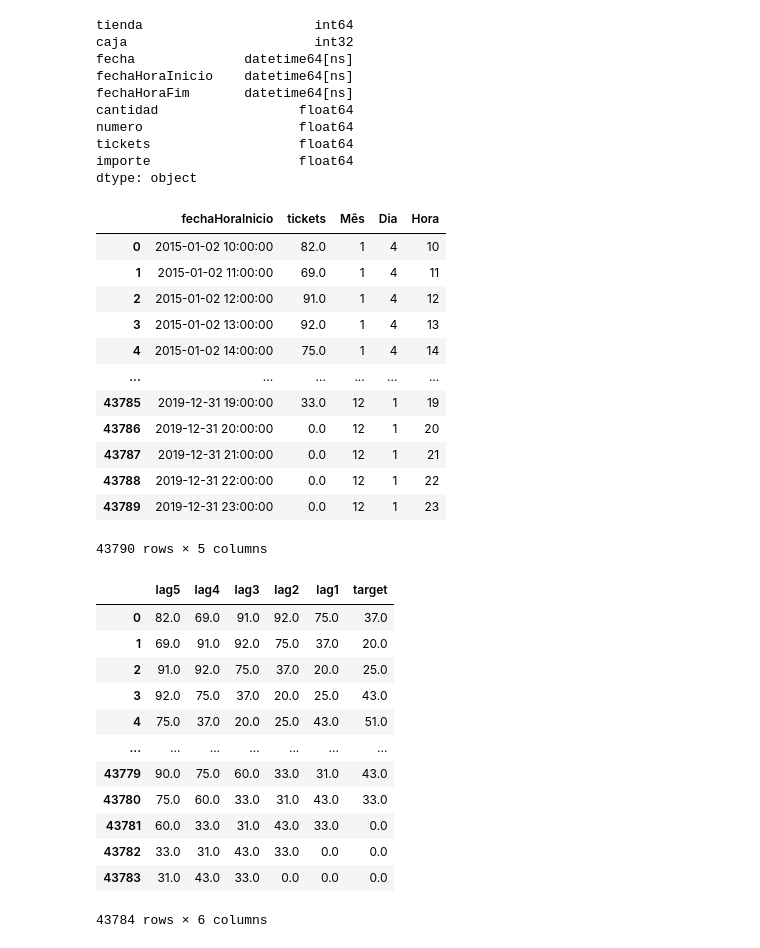
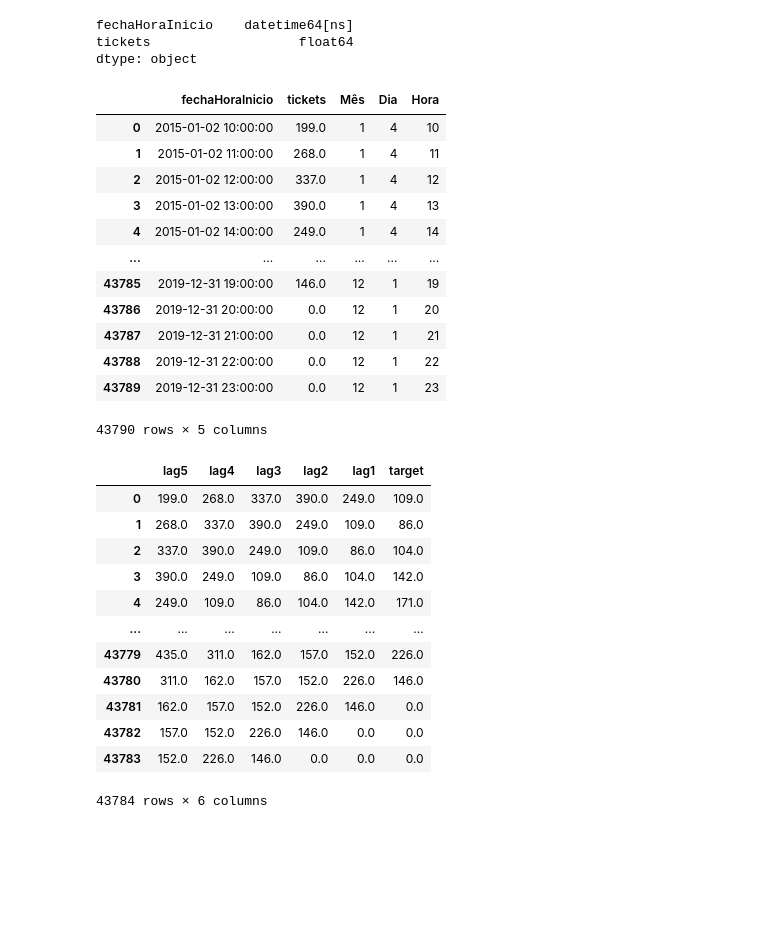
Before and after one commit to josemoreiraUA/SISQUAL-data-and-methods, a Jupyter notebook: Experiments/Models_Sisqual.ipynb, the cells around one changed output. Cells and saved outputs as stored; diff of their text form; code cells hidden in the pictures; blank space fills up the shorter version.

```diff
--- a/Experiments/Models_Sisqual.ipynb
+++ b/Experiments/Models_Sisqual.ipynb
@@ -20,6 +28,6 @@ con,cursor=connect_sqlserver()
 # %%
-query='SELECT*FROM [sisqualFORECASTDATA].[Martim].[ForecastData] Where tienda=37 AND caja=7'
-data = pd.read_sql(query, con)
+query='SELECT*FROM [sisqualFORECASTDATA].[Martim].[ForecastData] Where tienda=?;'
+data=pd.read_sql(query,con,params=[37])
 data['fechaHoraInicio']=pd.to_datetime(data['fechaHoraInicio'])
 data['fechaHoraFim']=pd.to_datetime(data['fechaHoraFim'])
 data['fecha']=pd.to_datetime(data['fecha'])
@@ -28,6 +36,6 @@ data['numero']=data['numero'].astype(float)
 data['tickets']=data['tickets'].astype(float)
 data['importe']=data['importe'].astype(float)
 data['caja']=data['caja'].astype(int)
-data.head(5)
+data.where(data['tickets']<0,0)
 # %% [output]
 |  | tienda | caja | fecha | fechaHoraInicio | fechaHoraFim | cantidad | numero | tickets | importe |
@@ -39,34 +54,33 @@ data.head(5)
+# %%
+caixas=data['caja'].unique()
+df=[]
+for i in range(len(caixas)):
+    df_=data.loc[data['caja']==caixas[i]]
+    df.append(pd.DataFrame(df_.resample('H', on='fechaHoraInicio').tickets.sum()))
+    df[i].reset_index(inplace=True)
+forecast_data=pd.concat(df).groupby(['fechaHoraInicio']).sum().reset_index()
 # %%
-print(data.dtypes)
+print(forecast_data.dtypes)
 # %% [output]
-tienda                      int64
-caja                        int32
-fecha              datetime64[ns]
 fechaHoraInicio    datetime64[ns]
-fechaHoraFim       datetime64[ns]
-cantidad                  float64
-numero                    float64
 tickets                   float64
-importe                   float64
 dtype: object
 # %%
-forecast_data=pd.DataFrame(data.resample('H', on='fechaHoraInicio').tickets.sum())
-forecast_data.reset_index(inplace=True)
 forecast_data['Mês']=forecast_data['fechaHoraInicio'].apply(lambda x: x.month)
 forecast_data['Dia']=forecast_data['fechaHoraInicio'].apply(lambda x: x.weekday())
 forecast_data['Hora']=forecast_data['fechaHoraInicio'].apply(lambda x: x.hour)
 inicio_2020=datetime.datetime(2020, 1, 1)
 forecast_data=forecast_data[forecast_data['fechaHoraInicio']<inicio_2020]
 forecast_data
 # %% [output]
 |  | fechaHoraInicio | tickets | Mês | Dia | Hora |
-| 0 | 2015-01-02 10:00:00 | 82.0 | 1 | 4 | 10 |
-| 1 | 2015-01-02 11:00:00 | 69.0 | 1 | 4 | 11 |
-| 2 | 2015-01-02 12:00:00 | 91.0 | 1 | 4 | 12 |
-| 3 | 2015-01-02 13:00:00 | 92.0 | 1 | 4 | 13 |
-| 4 | 2015-01-02 14:00:00 | 75.0 | 1 | 4 | 14 |
+| 0 | 2015-01-02 10:00:00 | 199.0 | 1 | 4 | 10 |
+| 1 | 2015-01-02 11:00:00 | 268.0 | 1 | 4 | 11 |
+| 2 | 2015-01-02 12:00:00 | 337.0 | 1 | 4 | 12 |
+| 3 | 2015-01-02 13:00:00 | 390.0 | 1 | 4 | 13 |
+| 4 | 2015-01-02 14:00:00 | 249.0 | 1 | 4 | 14 |
 | ... | ... | ... | ... | ... | ... |
-| 43785 | 2019-12-31 19:00:00 | 33.0 | 12 | 1 | 19 |
+| 43785 | 2019-12-31 19:00:00 | 146.0 | 12 | 1 | 19 |
 | 43786 | 2019-12-31 20:00:00 | 0.0 | 12 | 1 | 20 |
 | 43787 | 2019-12-31 21:00:00 | 0.0 | 12 | 1 | 21 |
 | 43788 | 2019-12-31 22:00:00 | 0.0 | 12 | 1 | 22 |
@@ -95,17 +109,17 @@ df=df.rename(columns={'lag0':'target'})
 df
 # %% [output]
 |  | lag5 | lag4 | lag3 | lag2 | lag1 | target |
-| 0 | 82.0 | 69.0 | 91.0 | 92.0 | 75.0 | 37.0 |
-| 1 | 69.0 | 91.0 | 92.0 | 75.0 | 37.0 | 20.0 |
-| 2 | 91.0 | 92.0 | 75.0 | 37.0 | 20.0 | 25.0 |
-| 3 | 92.0 | 75.0 | 37.0 | 20.0 | 25.0 | 43.0 |
-| 4 | 75.0 | 37.0 | 20.0 | 25.0 | 43.0 | 51.0 |
+| 0 | 199.0 | 268.0 | 337.0 | 390.0 | 249.0 | 109.0 |
+| 1 | 268.0 | 337.0 | 390.0 | 249.0 | 109.0 | 86.0 |
+| 2 | 337.0 | 390.0 | 249.0 | 109.0 | 86.0 | 104.0 |
+| 3 | 390.0 | 249.0 | 109.0 | 86.0 | 104.0 | 142.0 |
+| 4 | 249.0 | 109.0 | 86.0 | 104.0 | 142.0 | 171.0 |
 | ... | ... | ... | ... | ... | ... | ... |
-| 43779 | 90.0 | 75.0 | 60.0 | 33.0 | 31.0 | 43.0 |
-| 43780 | 75.0 | 60.0 | 33.0 | 31.0 | 43.0 | 33.0 |
-| 43781 | 60.0 | 33.0 | 31.0 | 43.0 | 33.0 | 0.0 |
-| 43782 | 33.0 | 31.0 | 43.0 | 33.0 | 0.0 | 0.0 |
-| 43783 | 31.0 | 43.0 | 33.0 | 0.0 | 0.0 | 0.0 |
+| 43779 | 435.0 | 311.0 | 162.0 | 157.0 | 152.0 | 226.0 |
+| 43780 | 311.0 | 162.0 | 157.0 | 152.0 | 226.0 | 146.0 |
+| 43781 | 162.0 | 157.0 | 152.0 | 226.0 | 146.0 | 0.0 |
+| 43782 | 157.0 | 152.0 | 226.0 | 146.0 | 0.0 | 0.0 |
+| 43783 | 152.0 | 226.0 | 146.0 | 0.0 | 0.0 | 0.0 |
 43784 rows × 6 columns
 # %%
 forecast_data_final=pd.concat([forecast_data.iloc[5:,:].reset_index(drop=True),df],axis=1,join="inner")
```
Also changed, not shown: parts of 12 cells of this notebook.
